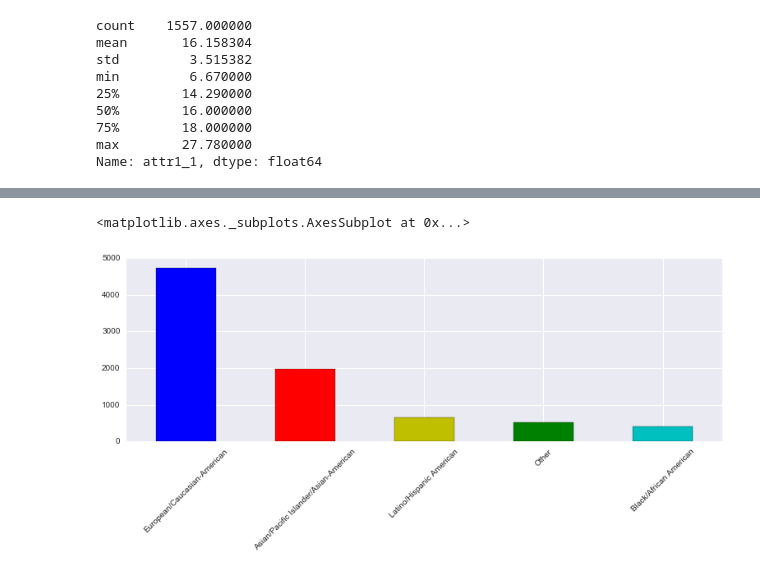
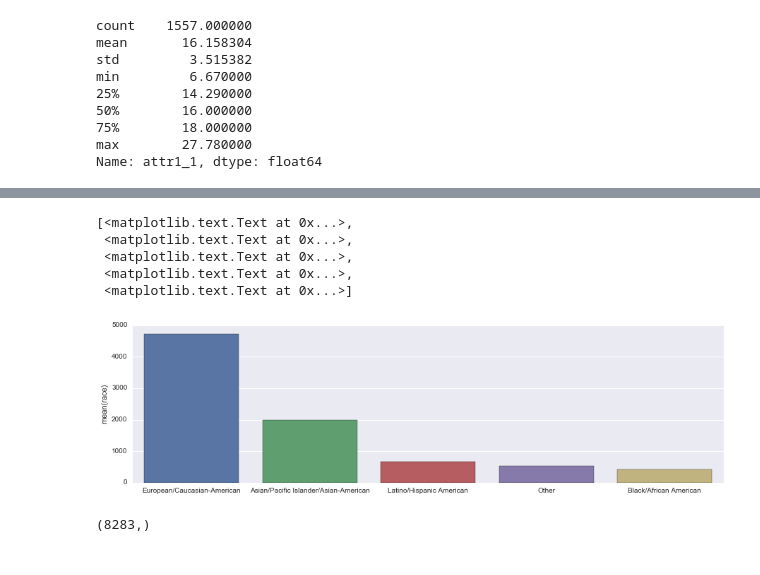
Before and after one commit to tsizzle/speed_dating_experiment, a Jupyter notebook: Speed_Dating_Explore.ipynb, the cells around one changed output, grey strips where cells are left out. Saved outputs shown, nothing was run; the diff lists cells and outputs as text; code cells hidden in the pictures.

Commit message:
updated plots

```diff
--- a/Speed_Dating_Explore.ipynb
+++ b/Speed_Dating_Explore.ipynb
@@ -105,0 +103,3 @@ gender.plot(kind='bar', rot=0, figsize=(4,6), color)
+# %%
+sns.set(rc={"figure.figsize": (3,6)})
+sns.countplot(sddf.gender, palette='Set3')
@@ -106,9 +109,20 @@ gender.plot(kind='bar', rot=0, figsize=(4,6), color)
 # %%
-# b=sns.barplot(x=sddf.race.value_counts().index, y=sddf.race.value_counts(), data=sddf, ci=None )
-# b.set_xticklabels(b.get_xticklabels(), rotation=45)
+sns.set(rc={"figure.figsize": (15,4)})
+b=sns.barplot(x=sddf.race.value_counts().index, y=sddf.race.value_counts(), data=sddf, ci=None )
+b.set_xticklabels(b.get_xticklabels(), rotation=0)
 
-race_plt = sddf['race'].value_counts()
-race_plt.plot(kind='bar', rot=45, figsize=(13,4), color=['b','r','y','g','c'])
+# normal matplotlib plot
+# race_plt = sddf['race'].value_counts()
+# race_plt.plot(kind='bar', rot=45, figsize=(13,4), color=['b','r','y','g','c'])
 # %% [output]
-<matplotlib.axes._subplots.AxesSubplot at 0x...>
+[<matplotlib.text.Text at 0x...>,
+ <matplotlib.text.Text at 0x...>,
+ <matplotlib.text.Text at 0x...>,
+ <matplotlib.text.Text at 0x...>,
+ <matplotlib.text.Text at 0x...>]
-[figure, old version]
+[figure, new version]
+# %%
+age_series = sddf.age.dropna()
+age_series.shape
+# %% [output]
+(8283,)
```
Also changed, not shown: parts of 4 cells of this notebook.
